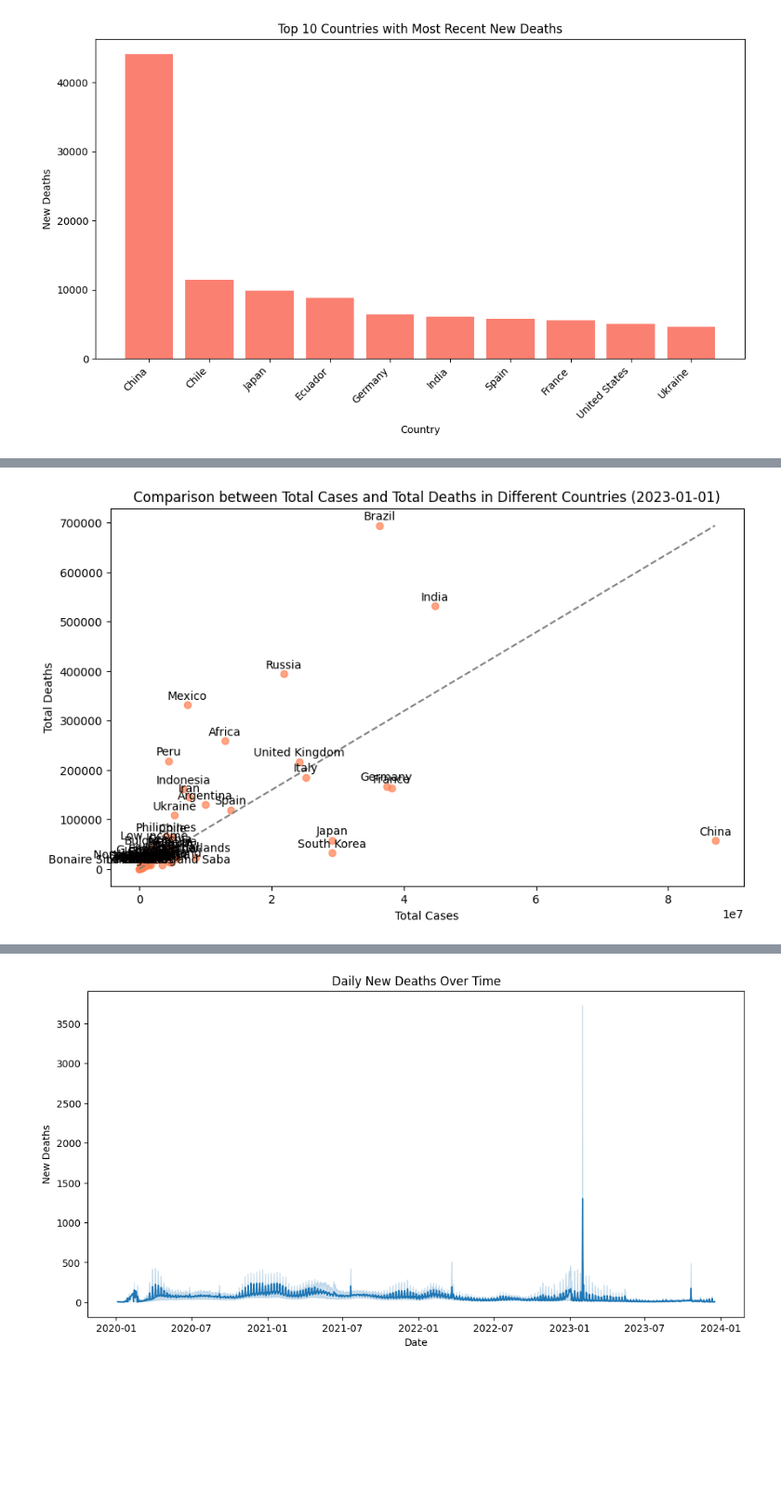
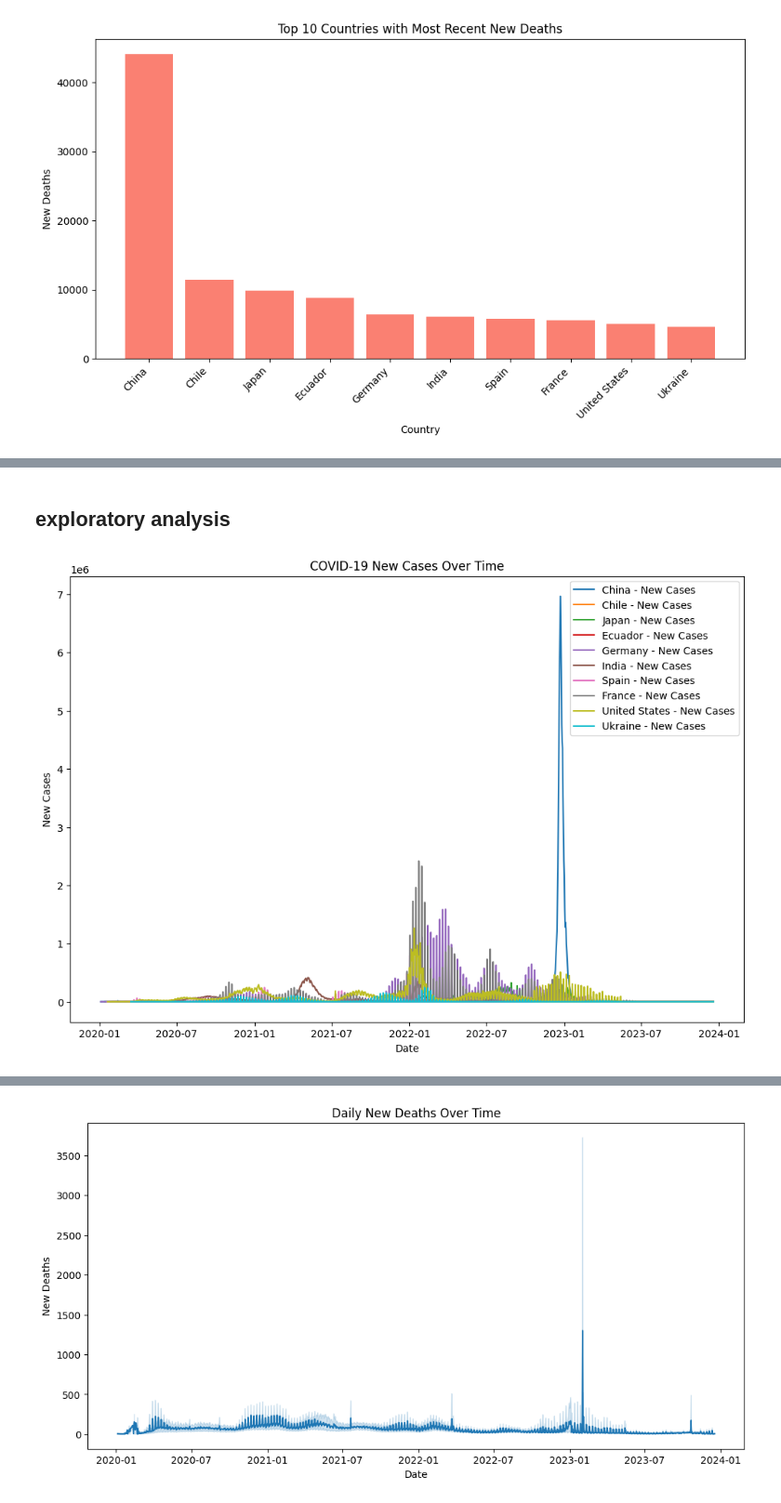
Before and after one commit to mona-shiri/Covid-19, a Jupyter notebook: Covid-19-2.ipynb, the cells around one changed output, grey strips where cells are left out. Shown at 93% size. Cells and saved outputs as stored; diff of their text form; code cells hidden in the pictures; blank space fills up the shorter version.

Commit message:
new analysis

```diff
--- a/Covid-19-2.ipynb
+++ b/Covid-19-2.ipynb
@@ -366,4 +339,4 @@ plt.show()
 # %%
 # first remove the missing values from new_deaths
 # %%
-df.dropna(subset=['new_deaths'], inplace=True)
+df_new_deaths = df.dropna(subset=['new_deaths'])
@@ -408,18 +366,0 @@ plt.show()
-# %%
-# Select the latest date for the scatter plot
-latest_date = df_filtered['date'].max()
-latest_data = df_filtered[df_filtered['date'] == latest_date]
-
-# Scatter plot
-plt.figure(figsize=(10, 6))
-plt.scatter(latest_data['total_cases'], latest_data['total_deaths'], color='coral', alpha=0.7)
-plt.title('Comparison between Total Cases and Total Deaths in Different Countries (Latest Date)')
-plt.xlabel('Total Cases')
-plt.ylabel('Total Deaths')
-
-# Annotate each point with the country name
-for i, country in enumerate(latest_data['location']):
-    plt.annotate(country, (latest_data['total_cases'].iloc[i], latest_data['total_deaths'].iloc[i]),
-                 textcoords="offset points", xytext=(0,5), ha='center')
-
-plt.show()
@@ -430,26 +367,2 @@ plt.show()
-# %%
-# Specify the target date for the scatter plot
-target_date = '2023-01-01'
-
-# Filter the DataFrame for the target date
-target_data = df_filtered[df_filtered['date'] == target_date]
-
-# Scatter plot
-plt.figure(figsize=(10, 6))
-plt.scatter(target_data['total_cases'], target_data['total_deaths'], color='coral', alpha=0.7)
-
-# Add a diagonal line representing a one-to-one relationship
-plt.plot([0, target_data['total_cases'].max()], [0, target_data['total_deaths'].max()], color='gray', linestyle='--')
-
-plt.title(f'Comparison between Total Cases and Total Deaths in Different Countries ({target_date})')
-plt.xlabel('Total Cases')
-plt.ylabel('Total Deaths')
-
-# Annotate each point with the country name
-for i, country in enumerate(target_data['location']):
-    plt.annotate(country, (target_data['total_cases'].iloc[i], target_data['total_deaths'].iloc[i]),
-                 textcoords="offset points", xytext=(0, 5), ha='center')
-
-plt.show()
-# %% [output]
-[figure, removed]
+# %% [markdown]
+## exploratory analysis
@@ -455,0 +371,27 @@ plt.show()
+# %%
+# Group by 'date' and aggregate metrics
+# ??? should I drop th missing values here?
+df_filtered = df[~df['location'].isin(values_to_exclude)]
+grouped_data = df_filtered.groupby(['date', 'location']).agg({
+    'new_cases': 'sum',
+    'total_cases': 'max',
+    'new_deaths': 'sum',
+    'total_deaths': 'max'
+}).reset_index()
+
+# Plotting time-series data for specific countries
+countries_of_interest = ['China', 'Chile', 'Japan', 'Ecuador', 'Germany', 'India', 'Spain', 'France', 'United States', 'Ukraine']
+
+plt.figure(figsize=(12, 8))
+
+for country in countries_of_interest:
+    country_data = grouped_data[grouped_data['location'] == country]
+    plt.plot(country_data['date'], country_data['new_cases'], label=f'{country} - New Cases')
+
+plt.title('COVID-19 New Cases Over Time')
+plt.xlabel('Date')
+plt.ylabel('New Cases')
+plt.legend()
+plt.show()
+# %% [output]
+[figure, added]
```
Also changed, not shown: parts of 50 cells of this notebook.
